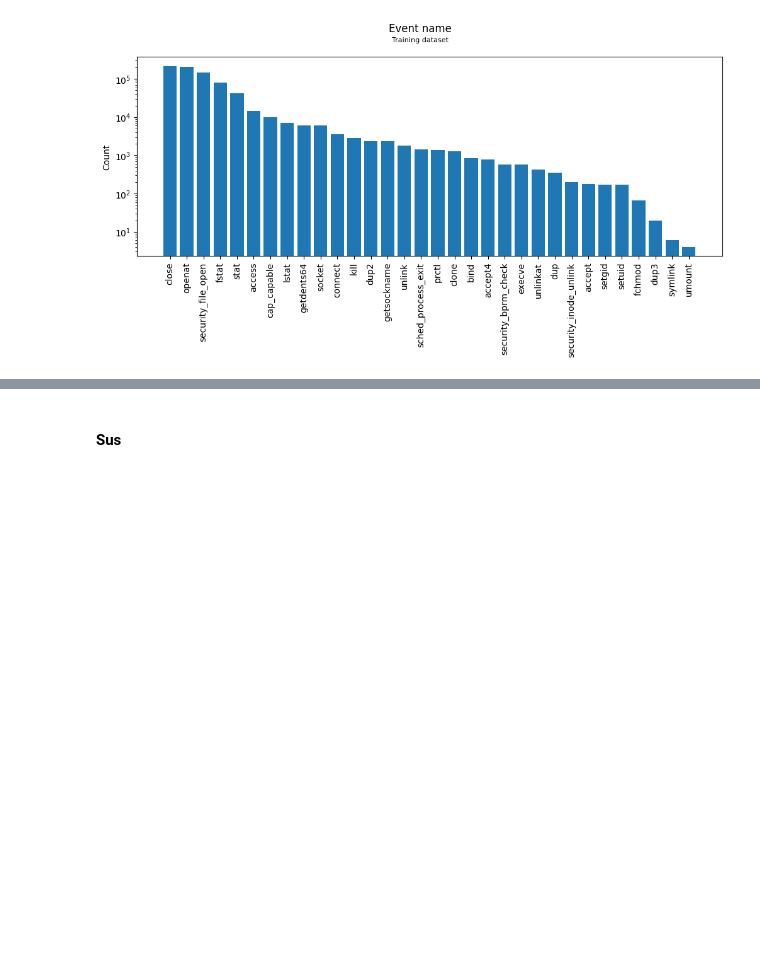
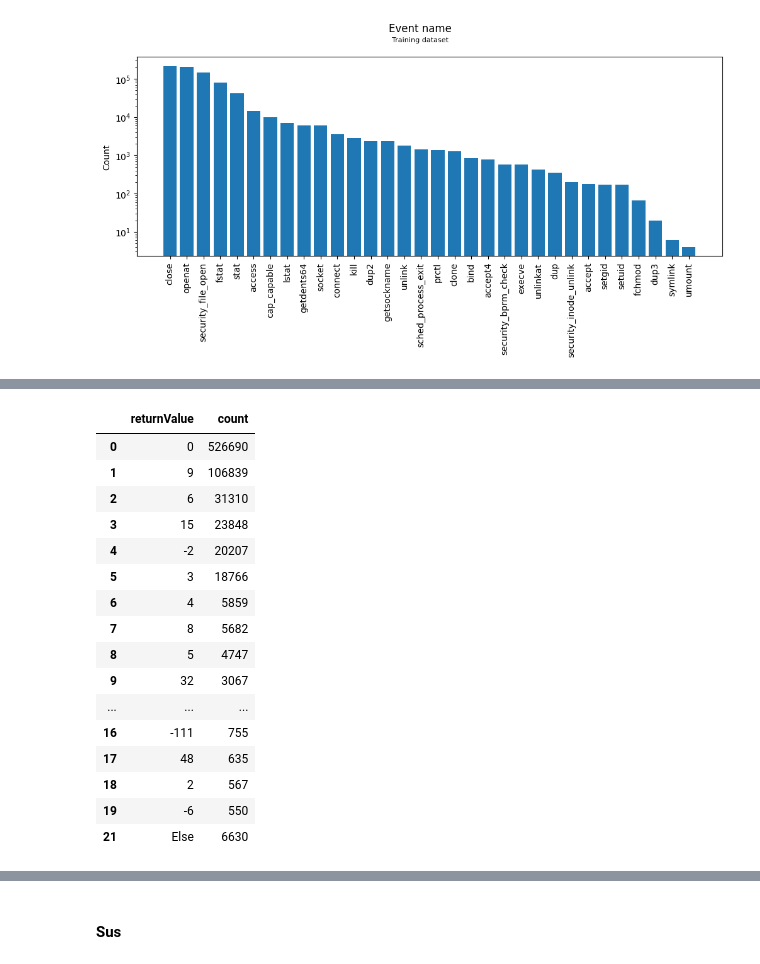
Before and after one commit to moryba/Beth-project, a Jupyter notebook: Data analysis/data analysis.ipynb, the cells around one changed output, grey strips where cells are left out. Drawn from its saved outputs; the diff is of its cells as text; code cells hidden in the pictures; blank space fills up the shorter version.

```diff
--- a/Data analysis/data analysis.ipynb
+++ b/Data analysis/data analysis.ipynb
@@ -457,0 +508,29 @@ plt.show()
+# %%
+df_returnvalue = pd.DataFrame(train_data.returnValue.value_counts()).reset_index()
+top_20 = df_returnvalue.head(20)
+rest = df_returnvalue.iloc[20:]
+rest_sum = rest['count'].sum()
+# for i in range(len(top_20),0,-1):
+#     top_20.loc[i]=top_20.loc[i-1]
+
+# top_20.loc[len(top_20)] = ['Else', rest_sum]
+top_20.loc[21] = ['Else', rest_sum]
+top_20
+# %% [output]
+|  | returnValue | count |
+| 0 | 0 | 526690 |
+| 1 | 9 | 106839 |
+| 2 | 6 | 31310 |
+| 3 | 15 | 23848 |
+| 4 | -2 | 20207 |
+| 5 | 3 | 18766 |
+| 6 | 4 | 5859 |
+| 7 | 8 | 5682 |
+| 8 | 5 | 4747 |
+| 9 | 32 | 3067 |
+| ... | ... | ... |
+| 16 | -111 | 755 |
+| 17 | 48 | 635 |
+| 18 | 2 | 567 |
+| 19 | -6 | 550 |
+| 21 | Else | 6630 |
```
Also changed, not shown: parts of 5 cells of this notebook, 2 other files.
